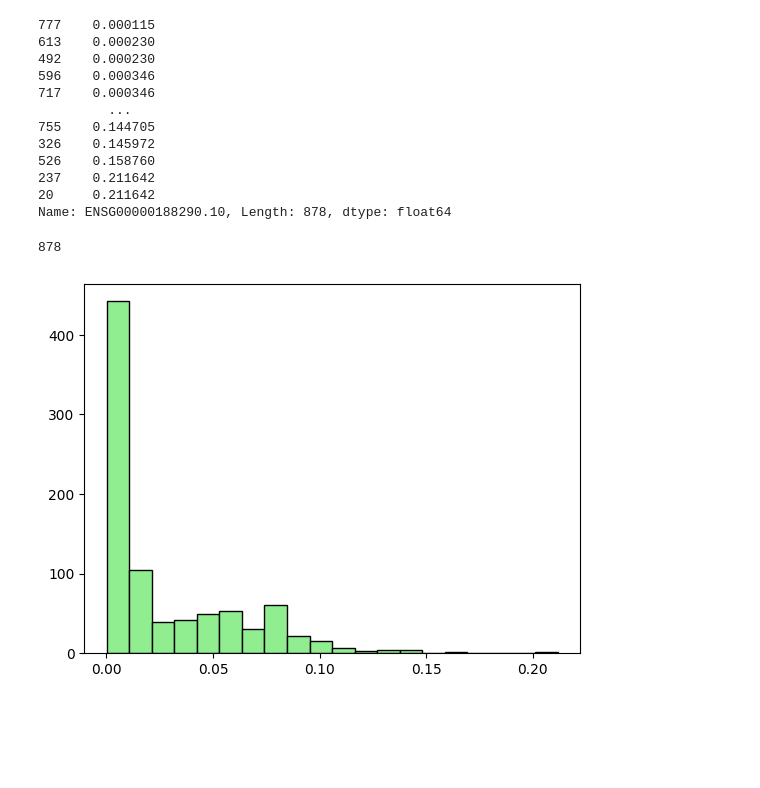
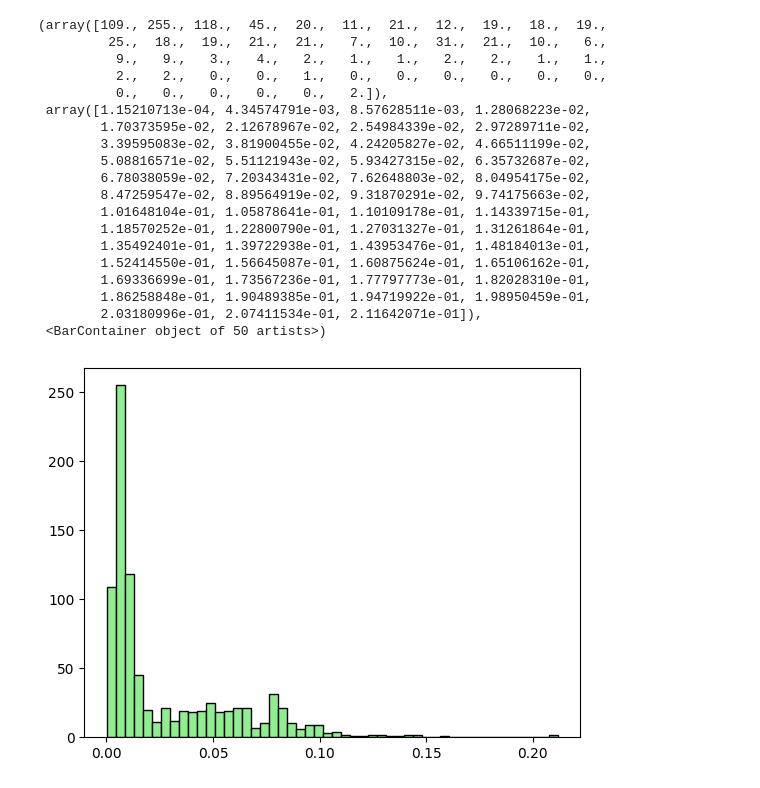
Before and after one commit to miguelgiralv/TFM, a Jupyter notebook: reports/distribucion_expresion_mashr.ipynb, the cells around one changed output. Saved outputs shown, nothing was run; the diff lists cells and outputs as text; code cells hidden in the pictures; blank space fills up the shorter version.

```diff
--- a/reports/distribucion_expresion_mashr.ipynb
+++ b/reports/distribucion_expresion_mashr.ipynb
@@ -1,30 +1,36 @@
 # %%
 import pandas as pd
 import matplotlib.pyplot as plt
 
 path="C:/Users/Miguel/Documents/UNIVERSIDAD/6_MASTER_BIOINFORMATICA/TFM/Repositorio/TFM"
 
 expresion_total_adipose_subcutaneous=pd.read_csv(f"{path}/results/predictXcan/test/vcf_1000G_hg37_mashr/mashr_Adipose_Subcutaneous_predict.txt", sep= "\t")
 
 # vemos la distribución de expresión de algunos genes en nuestra población
 distribucion=expresion_total_adipose_subcutaneous["ENSG00000188290.10"].sort_values(ascending=True)
 
-plt.hist(distribucion, color='lightgreen', ec='black', bins=20)
+plt.hist(distribucion, color='lightgreen', ec='black', bins=50)
 # %% [output]
-777    0.000115
-613    0.000230
-492    0.000230
-596    0.000346
-717    0.000346
-         ...
-755    0.144705
-326    0.145972
-526    0.158760
-237    0.211642
-20     0.211642
-Name: ENSG00000188290.10, Length: 878, dtype: float64
+(array([109., 255., 118.,  45.,  20.,  11.,  21.,  12.,  19.,  18.,  19.,
+         25.,  18.,  19.,  21.,  21.,   7.,  10.,  31.,  21.,  10.,   6.,
+          9.,   9.,   3.,   4.,   2.,   1.,   1.,   2.,   2.,   1.,   1.,
+          2.,   2.,   0.,   0.,   1.,   0.,   0.,   0.,   0.,   0.,   0.,
+          0.,   0.,   0.,   0.,   0.,   2.]),
+ array([1.15210713e-04, 4.34574791e-03, 8.57628511e-03, 1.28068223e-02,
+        1.70373595e-02, 2.12678967e-02, 2.54984339e-02, 2.97289711e-02,
+        3.39595083e-02, 3.81900455e-02, 4.24205827e-02, 4.66511199e-02,
+        5.08816571e-02, 5.51121943e-02, 5.93427315e-02, 6.35732687e-02,
+        6.78038059e-02, 7.20343431e-02, 7.62648803e-02, 8.04954175e-02,
+        8.47259547e-02, 8.89564919e-02, 9.31870291e-02, 9.74175663e-02,
+        1.01648104e-01, 1.05878641e-01, 1.10109178e-01, 1.14339715e-01,
+        1.18570252e-01, 1.22800790e-01, 1.27031327e-01, 1.31261864e-01,
+        1.35492401e-01, 1.39722938e-01, 1.43953476e-01, 1.48184013e-01,
+        1.52414550e-01, 1.56645087e-01, 1.60875624e-01, 1.65106162e-01,
+        1.69336699e-01, 1.73567236e-01, 1.77797773e-01, 1.82028310e-01,
+        1.86258848e-01, 1.90489385e-01, 1.94719922e-01, 1.98950459e-01,
+        2.03180996e-01, 2.07411534e-01, 2.11642071e-01]),
+ <BarContainer object of 50 artists>)
-878
-[figure, old version]
+[figure, new version]
 # %%
 
 
```
Also changed, not shown: parts of 2 cells of this notebook.
